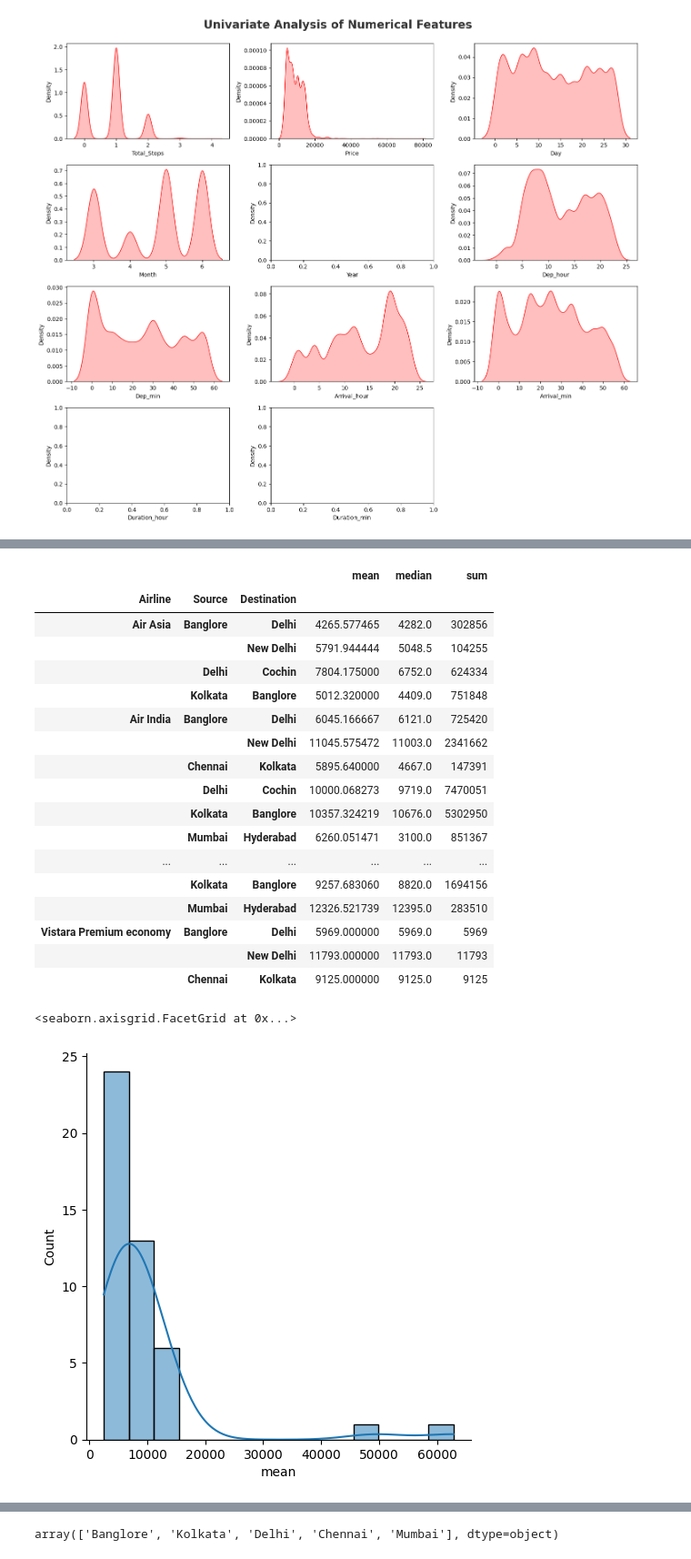
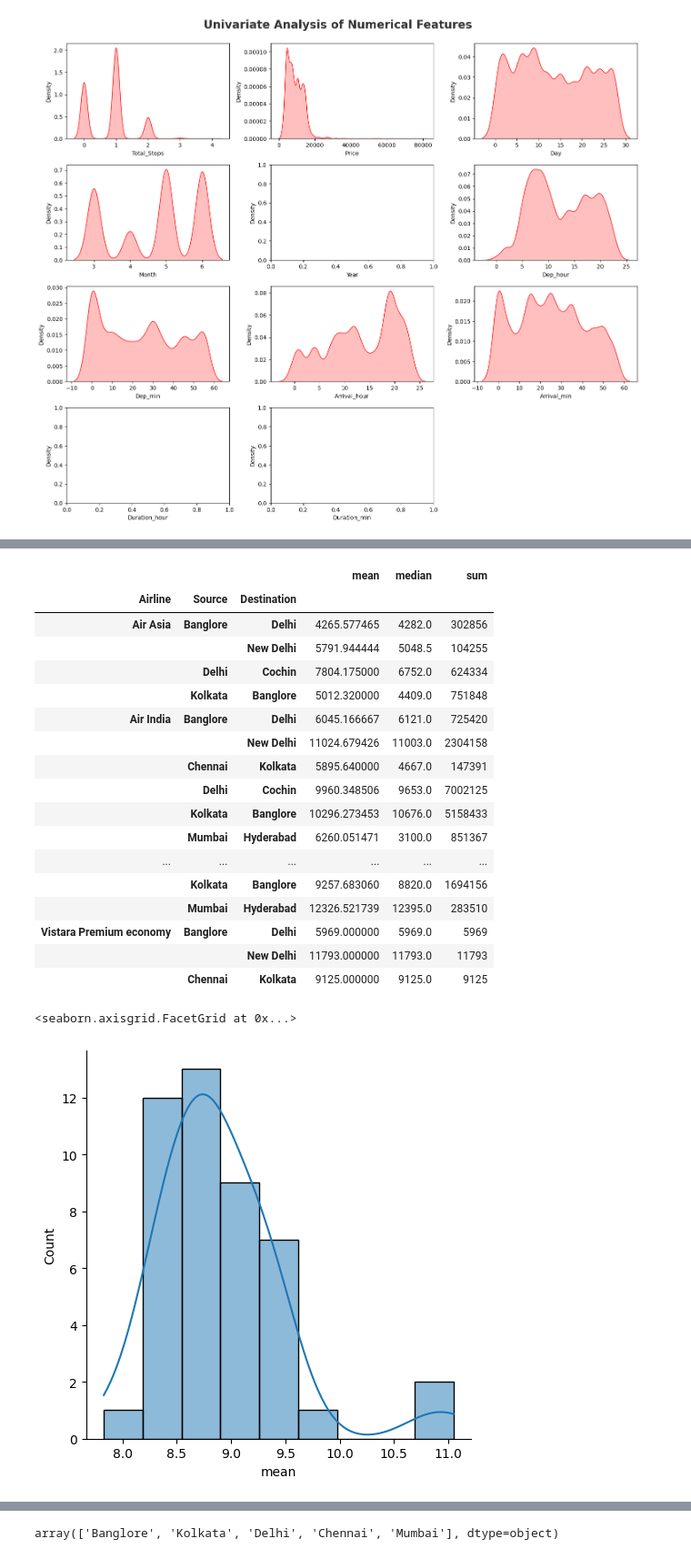
Before and after one commit to bibekpoudel01/Flight-Price-, a Jupyter notebook: Flight-price.ipynb, the cells around one changed output, grey strips where cells are left out. Shown at 91% size. Cells and saved outputs as stored; diff of their text form; code cells hidden in the pictures.

```diff
--- a/Flight-price.ipynb
+++ b/Flight-price.ipynb
@@ -69,4 +74,4 @@ Additional_Info    0
 Price              0
 dtype: int64
 # %%
-df[df['Route'].isnull()]
+df=df[~df['Route'].isnull()]
@@ -475,10 +507,10 @@ target_value
 |  | Delhi | Cochin | 7804.175000 | 6752.0 | 624334 |
 |  | Kolkata | Banglore | 5012.320000 | 4409.0 | 751848 |
 | Air India | Banglore | Delhi | 6045.166667 | 6121.0 | 725420 |
-|  |  | New Delhi | 11045.575472 | 11003.0 | 2341662 |
+|  |  | New Delhi | 11024.679426 | 11003.0 | 2304158 |
 |  | Chennai | Kolkata | 5895.640000 | 4667.0 | 147391 |
-|  | Delhi | Cochin | 10000.068273 | 9719.0 | 7470051 |
-|  | Kolkata | Banglore | 10357.324219 | 10676.0 | 5302950 |
+|  | Delhi | Cochin | 9960.348506 | 9653.0 | 7002125 |
+|  | Kolkata | Banglore | 10296.273453 | 10676.0 | 5158433 |
 |  | Mumbai | Hyderabad | 6260.051471 | 3100.0 | 851367 |
 | ... | ... | ... | ... | ... | ... |
 |  | Kolkata | Banglore | 9257.683060 | 8820.0 | 1694156 |
@@ -487,7 +519,7 @@ target_value
 |  |  | New Delhi | 11793.000000 | 11793.0 | 11793 |
 |  | Chennai | Kolkata | 9125.000000 | 9125.0 | 9125 |
 # %%
-sns.displot(target_value['mean'],kde=True)
+sns.displot(np.log(target_value['mean']),kde=True)
 # %% [output]
 <seaborn.axisgrid.FacetGrid at 0x...>
-[figure, old version]
+[figure, new version]
```
Also changed, not shown: parts of 51 cells of this notebook, 7 other files.
